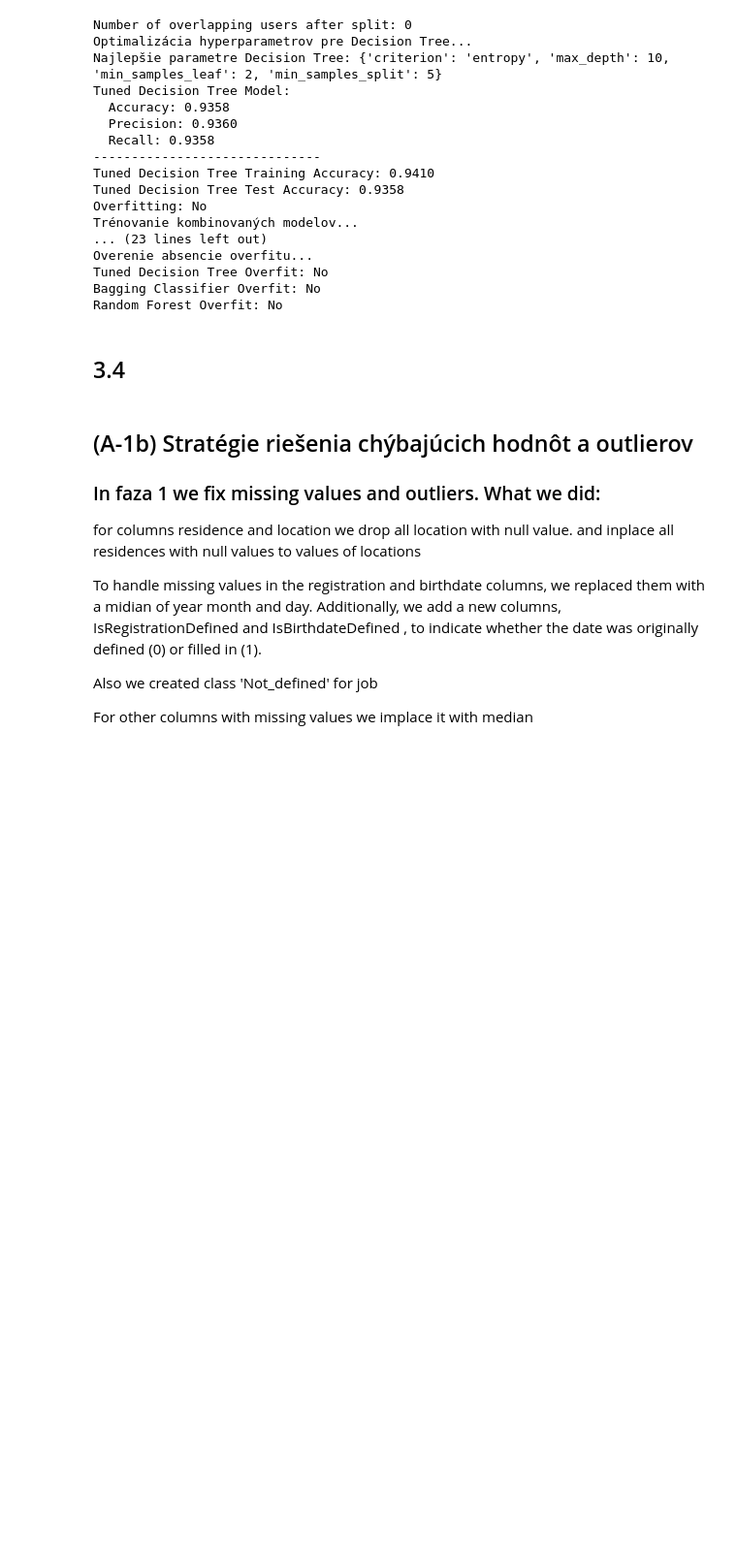
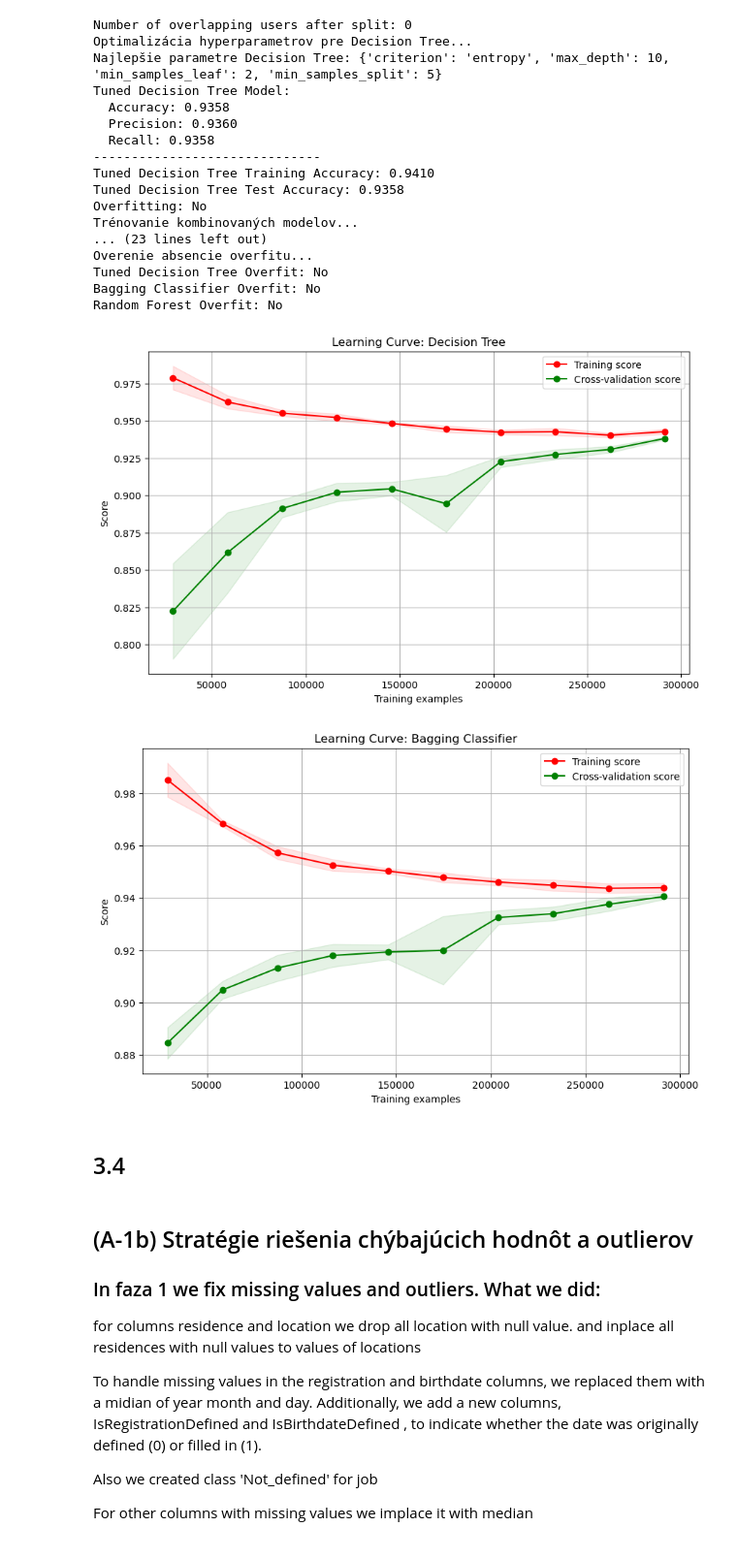
Before and after one commit to andrewtyv/IAU, a Jupyter notebook: projfaza3.ipynb, the cells around one changed output. Shown at 97% size. Drawn from its saved outputs; the diff is of its cells as text; code cells hidden in the pictures; blank space fills up the shorter version.

```diff
--- a/projfaza3.ipynb
+++ b/projfaza3.ipynb
@@ -475,6 +519,15 @@ Overenie absencie overfitu...
 Tuned Decision Tree Overfit: No
 Bagging Classifier Overfit: No
 Random Forest Overfit: No
+# %%
+plot_learning_curve(best_tree, X_train_transformed, y_train, title="Learning Curve: Decision Tree", cv=gkf, groups=train_df['username'])
+
+plot_learning_curve(bagging_clf, X_train_transformed, y_train, title="Learning Curve: Bagging Classifier", cv=gkf, groups=train_df['username'])
+
+plot_learning_curve(best_rf, X_train_transformed, y_train, title="Learning Curve: Random Forest", cv=gkf, groups=train_df['username'])
+# %% [output]
+[figure, added]
+[figure, added]
 # %%
 #verifikacia mnozin
 #shuffle
```
Also changed, not shown: parts of 3 cells of this notebook.
